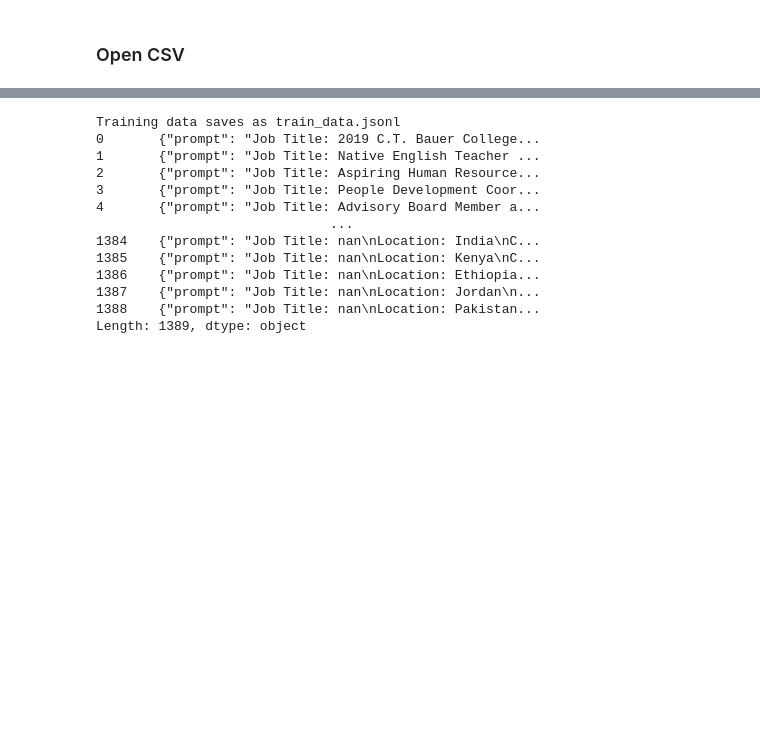
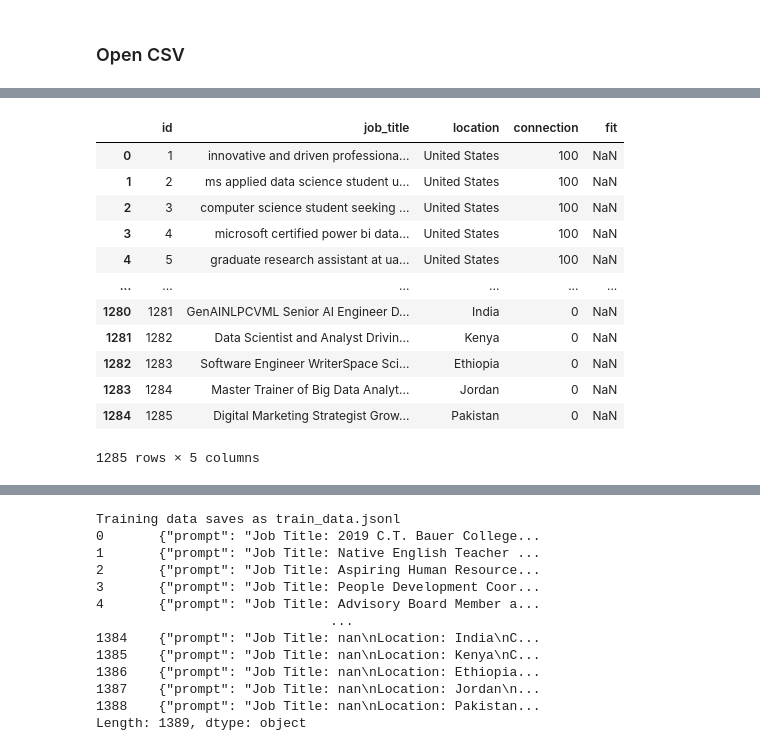
Before and after one commit to shinnew9/Apziva_practice_code, a Jupyter notebook: Project3-PotentialTalents/(mergedcsv)OLMoE_LLMFineTuning+LoRA+RAG.ipynb, the cells around one changed output, grey strips where cells are left out. Drawn from its saved outputs; the diff is of its cells as text; code cells hidden in the pictures; blank space fills up the shorter version.

```diff
--- a/Project3-PotentialTalents/(mergedcsv)OLMoE_LLMFineTuning+LoRA+RAG.ipynb
+++ b/Project3-PotentialTalents/(mergedcsv)OLMoE_LLMFineTuning+LoRA+RAG.ipynb
@@ -91 +103,25 @@ df2_copy
+# %%
+import numpy as np
+
+df2_renamed = df2_copy.rename(columns={
+    'title':'job_title',
+    'screening_score': 'connection'
+})
+
+df2_renamed['fit'] = np.nan
+df2_renamed
+# %% [output]
+|  | id | job_title | location | connection | fit |
+| 0 | 1 | innovative and driven professiona... | United States | 100 | NaN |
+| 1 | 2 | ms applied data science student u... | United States | 100 | NaN |
+| 2 | 3 | computer science student seeking ... | United States | 100 | NaN |
+| 3 | 4 | microsoft certified power bi data... | United States | 100 | NaN |
+| 4 | 5 | graduate research assistant at ua... | United States | 100 | NaN |
+| ... | ... | ... | ... | ... | ... |
+| 1280 | 1281 | GenAINLPCVML Senior AI Engineer D... | India | 0 | NaN |
+| 1281 | 1282 | Data Scientist and Analyst Drivin... | Kenya | 0 | NaN |
+| 1282 | 1283 | Software Engineer WriterSpace Sci... | Ethiopia | 0 | NaN |
+| 1283 | 1284 | Master Trainer of Big Data Analyt... | Jordan | 0 | NaN |
+| 1284 | 1285 | Digital Marketing Strategist Grow... | Pakistan | 0 | NaN |
+1285 rows × 5 columns
 # %%
```
Also changed, not shown: parts of 21 cells of this notebook.
